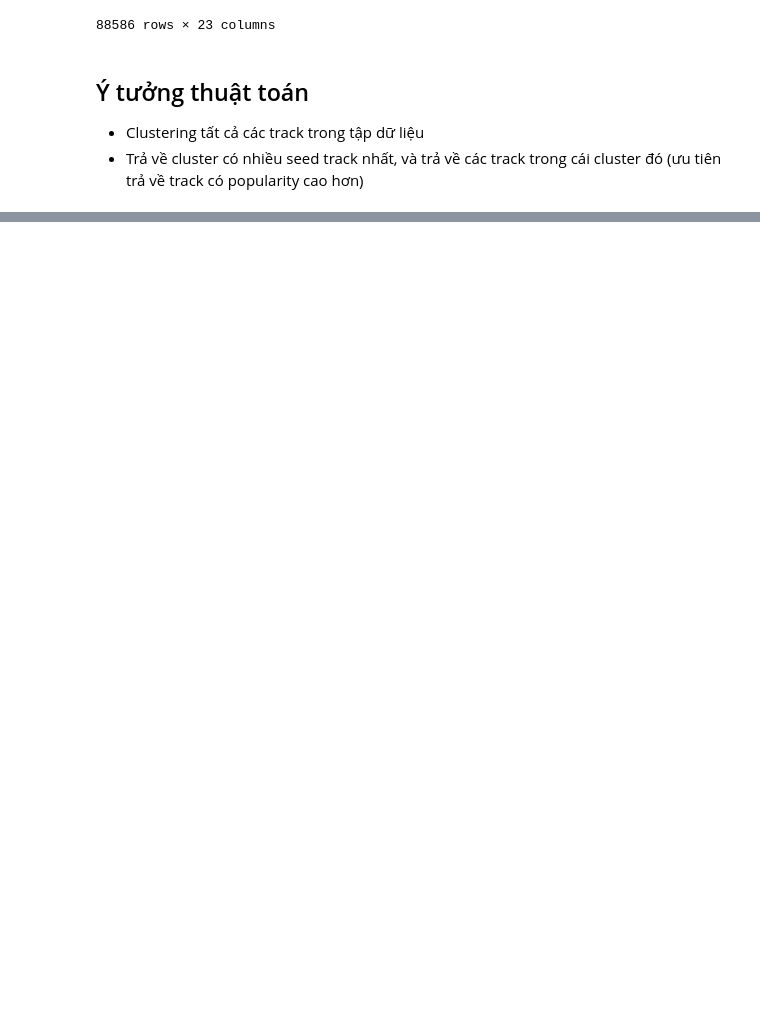
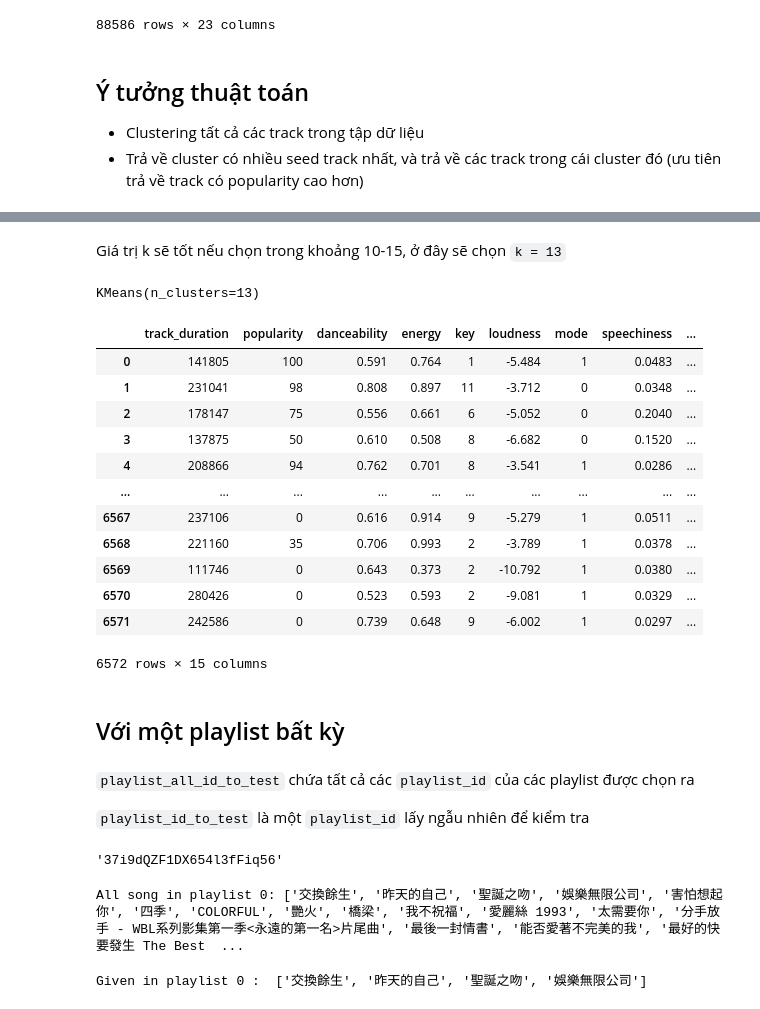
Before and after one commit to t3bol90/Automatic-Music-Playlist-Continuation, a Jupyter notebook: source/model/k_means.ipynb, the cells around one changed output, grey strips where cells are left out. Saved outputs shown, nothing was run; the diff lists cells and outputs as text; code cells hidden in the pictures; blank space fills up the shorter version.

```diff
--- a/source/model/k_means.ipynb
+++ b/source/model/k_means.ipynb
@@ -378,0 +421,47 @@ scaled_pd_full_test = scaler.transform(pd_full_test)
+# %% [markdown]
+Giá trị k sẽ tốt nếu chọn trong khoảng 10-15, ở đây sẽ chọn `k = 13`
+# %%
+kmeans = KMeans(n_clusters = 13)
+kmeans.fit(scaled_pd_full_test)
+# %% [output]
+KMeans(n_clusters=13)
+# %%
+label = kmeans.labels_
+pd_full_test_copy['cluster_label'] = label
+# %%
+pd_full_test_copy
+# %% [output]
+|  | track_duration | popularity | danceability | energy | key | loudness | mode | speechiness | ... |
+| 0 | 141805 | 100 | 0.591 | 0.764 | 1 | -5.484 | 1 | 0.0483 | ... |
+| 1 | 231041 | 98 | 0.808 | 0.897 | 11 | -3.712 | 0 | 0.0348 | ... |
+| 2 | 178147 | 75 | 0.556 | 0.661 | 6 | -5.052 | 0 | 0.2040 | ... |
+| 3 | 137875 | 50 | 0.610 | 0.508 | 8 | -6.682 | 0 | 0.1520 | ... |
+| 4 | 208866 | 94 | 0.762 | 0.701 | 8 | -3.541 | 1 | 0.0286 | ... |
+| ... | ... | ... | ... | ... | ... | ... | ... | ... | ... |
+| 6567 | 237106 | 0 | 0.616 | 0.914 | 9 | -5.279 | 1 | 0.0511 | ... |
+| 6568 | 221160 | 35 | 0.706 | 0.993 | 2 | -3.789 | 1 | 0.0378 | ... |
+| 6569 | 111746 | 0 | 0.643 | 0.373 | 2 | -10.792 | 1 | 0.0380 | ... |
+| 6570 | 280426 | 0 | 0.523 | 0.593 | 2 | -9.081 | 1 | 0.0329 | ... |
+| 6571 | 242586 | 0 | 0.739 | 0.648 | 9 | -6.002 | 1 | 0.0297 | ... |
+6572 rows × 15 columns
+# %% [markdown]
+## Với một playlist bất kỳ
+# %% [markdown]
+`playlist_all_id_to_test` chứa tất cả các `playlist_id` của các playlist được chọn ra
+
+`playlist_id_to_test` là một `playlist_id` lấy ngẫu nhiên để kiểm tra
+# %%
+playlist_id_to_test = playlist_all_id_to_test[0]
+playlist_id_to_test
+# %% [output]
+'37i9dQZF1DX654l3fFiq56'
+# %%
+all_name_songs = list(pd_full[pd_full['track_id'].isin(playlist_test_all_track[playlist_id_to_test])]['track_name'].values)
+print('All song in playlist 0:', all_name_songs)
+# %% [output]
+All song in playlist 0: ['交換餘生', '昨天的自己', '聖誕之吻', '娛樂無限公司', '害怕想起你', '四季', 'COLORFUL', '艷火', '橋梁', '我不祝福', '愛麗絲 1993', '太需要你', '分手放手 - WBL系列影集第一季<永遠的第一名>片尾曲', '最後一封情書', '能否愛著不完美的我', '最好的快要發生 The Best  ...
+# %%
+given_name_songs = list(pd_full[pd_full['track_id'].isin(playlist_to_test[playlist_id_to_test])]['track_name'].values)
+print('Given in playlist 0 : ', given_name_songs)
+# %% [output]
+Given in playlist 0 :  ['交換餘生', '昨天的自己', '聖誕之吻', '娛樂無限公司']
```
Also changed, not shown: parts of 36 cells of this notebook.
